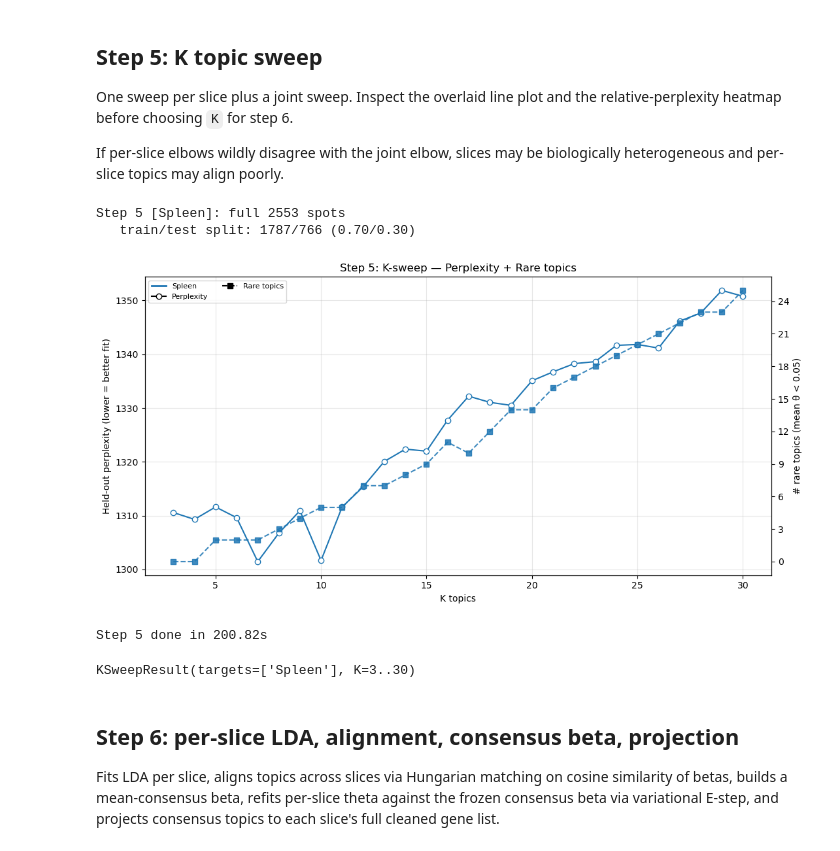
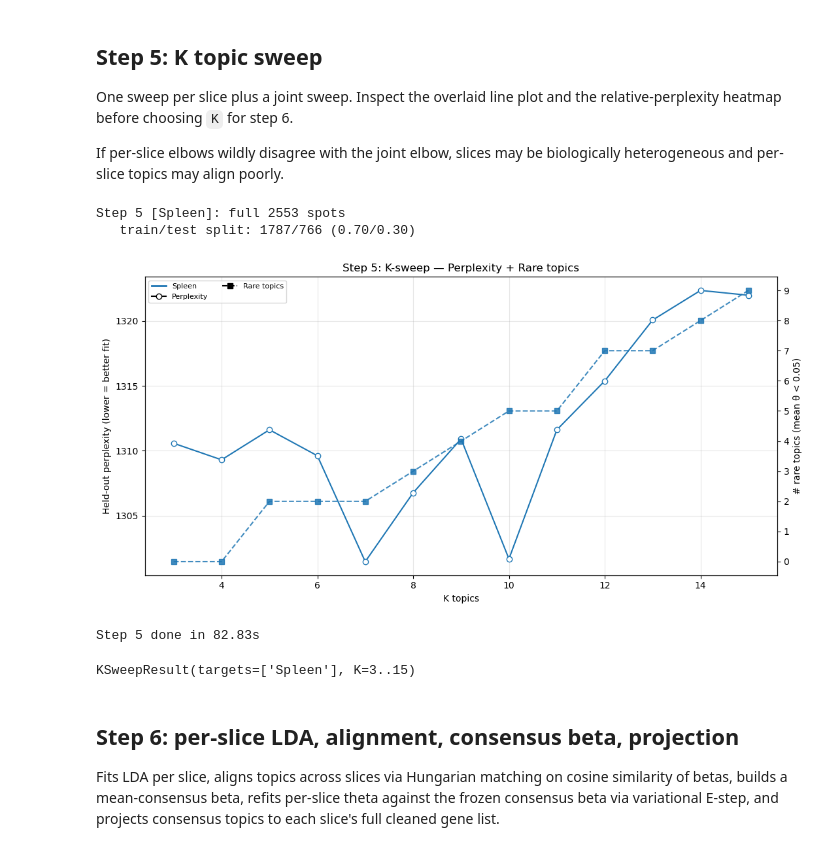
Before and after one commit to Perik-Zavodskii/CoexpressDeconvolve, a Jupyter notebook: CoexpressDeconvolve.ipynb, the cells around one changed output. Saved outputs shown, nothing was run; the diff lists cells and outputs as text; code cells hidden in the pictures.

```diff
--- a/CoexpressDeconvolve.ipynb
+++ b/CoexpressDeconvolve.ipynb
@@ -100,15 +100,17 @@ If per-slice elbows wildly disagree with the joint elbow, slices may be biologic
 # %%
 codeconv.step5_ksweep(
     odg_pack,
-    min_k=3, max_k=30,
+    min_k=3, max_k=15,
     perc_rare_thresh = 0.05,
 )
+
+# N.B. Select the highest K with the lowest perplexity, i.e., 10, and not 7, as it allows for a deeper deconvolution
 # %% [output]
 Step 5 [Spleen]: full 2553 spots
    train/test split: 1787/766 (0.70/0.30)
-[figure, old version]
+[figure, new version]
-Step 5 done in 200.82s
+Step 5 done in 82.83s
-KSweepResult(targets=['Spleen'], K=3..30)
+KSweepResult(targets=['Spleen'], K=3..15)
 # %% [markdown]
 ## Step 6: per-slice LDA, alignment, consensus beta, projection
 Fits LDA per slice, aligns topics across slices via Hungarian matching on cosine similarity of betas, builds a mean-consensus beta, refits per-slice theta against the frozen consensus beta via variational E-step, and projects consensus topics to each slice's full cleaned gene list.
```
Also changed, not shown: parts of 7 cells of this notebook.
